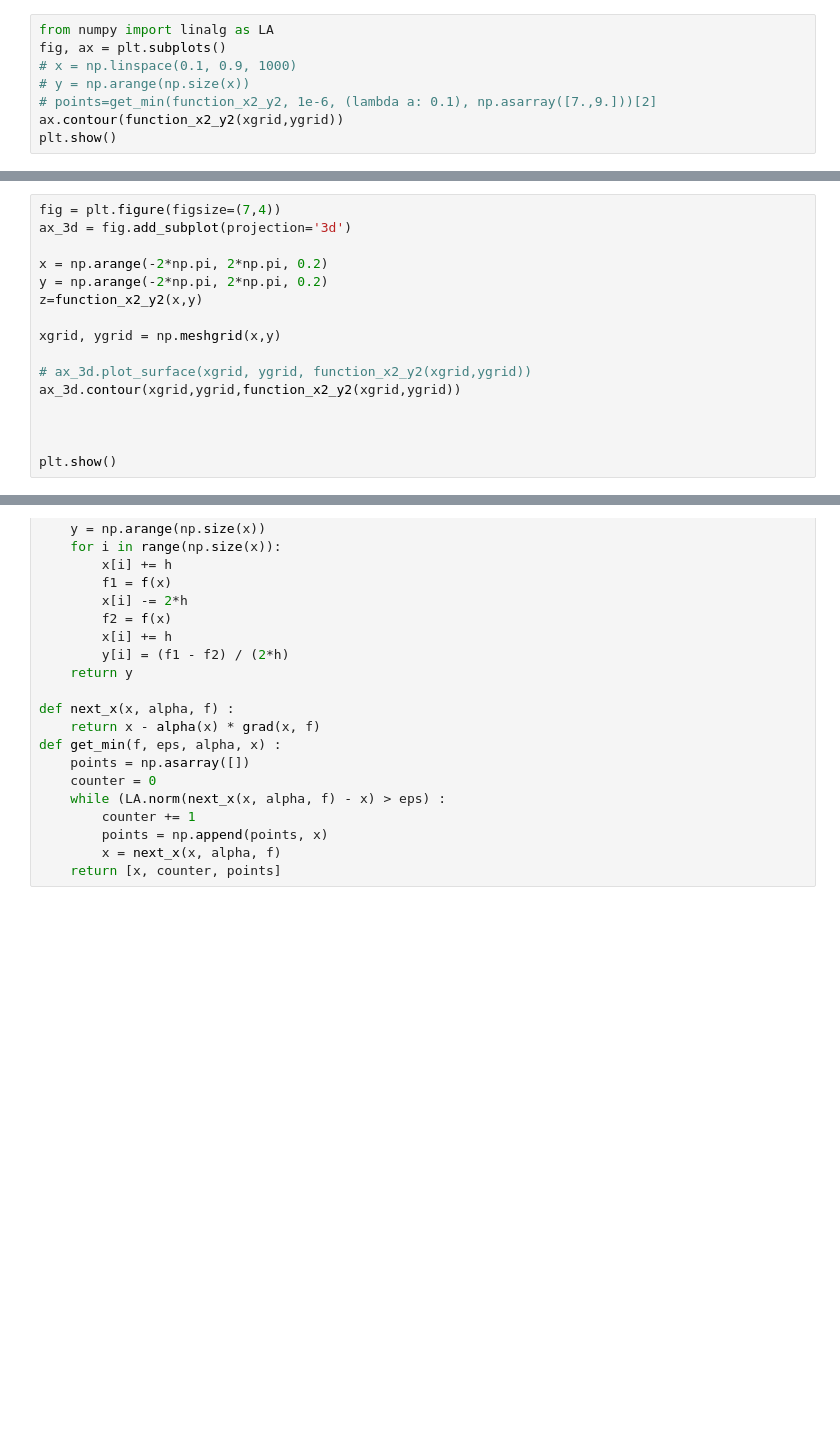
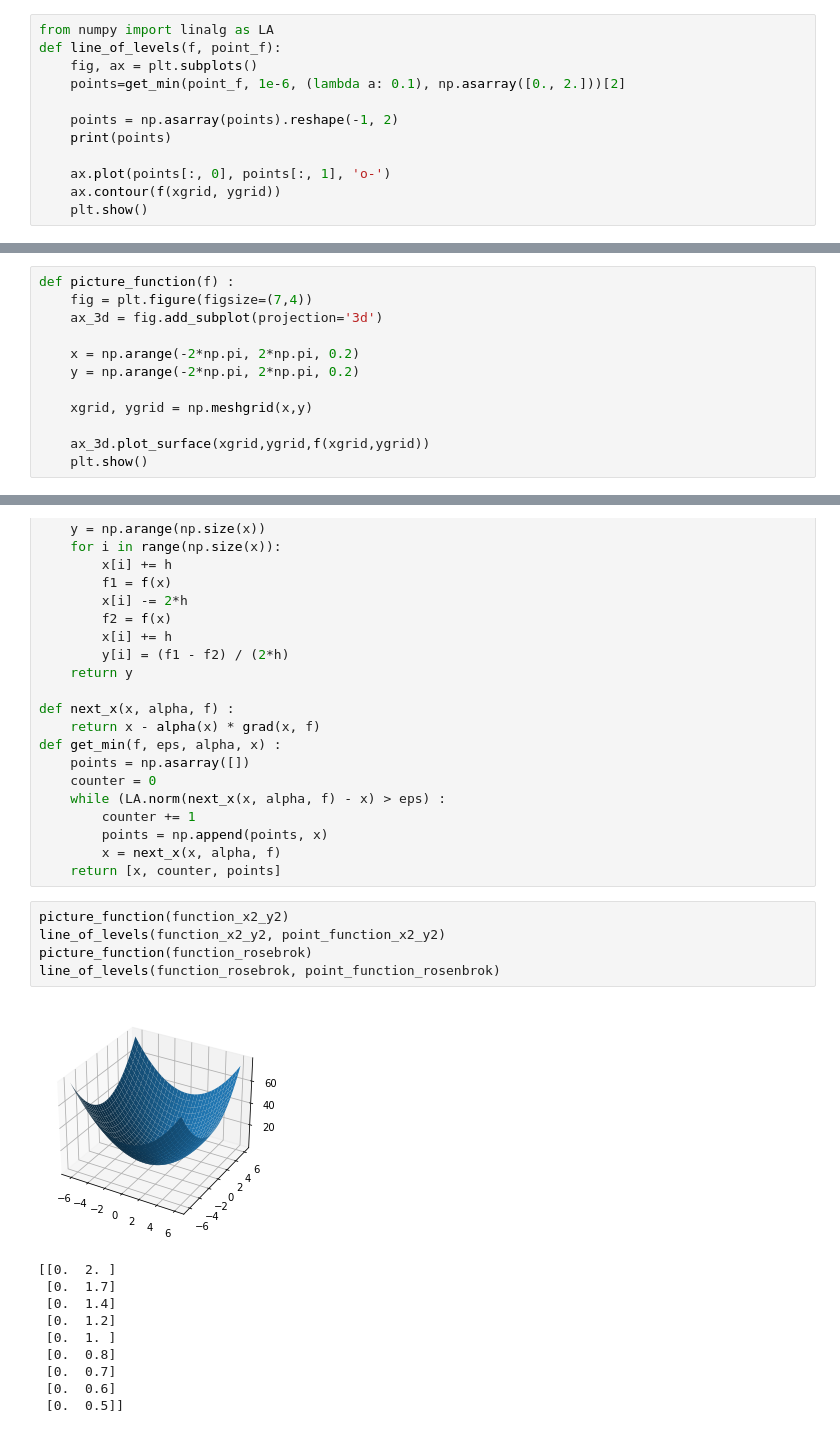
Before and after one commit to Volodka22/MetOpt, a Jupyter notebook: 3d_function.ipynb, the cells around one changed output, grey strips where cells are left out. Cells and saved outputs as stored; diff of their text form; blank space fills up the shorter version.

```diff
--- a/3d_function.ipynb
+++ b/3d_function.ipynb
@@ -11,8 +21,12 @@ def function_rosebrok(x,y):
 # %%
 from numpy import linalg as LA
-fig, ax = plt.subplots()
-# x = np.linspace(0.1, 0.9, 1000)
-# y = np.arange(np.size(x))
-# points=get_min(function_x2_y2, 1e-6, (lambda a: 0.1), np.asarray([7.,9.]))[2]
-ax.contour(function_x2_y2(xgrid,ygrid))
-plt.show()
+def line_of_levels(f, point_f):
+    fig, ax = plt.subplots()
+    points=get_min(point_f, 1e-6, (lambda a: 0.1), np.asarray([0., 2.]))[2]
+
+    points = np.asarray(points).reshape(-1, 2)
+    print(points)
+
+    ax.plot(points[:, 0], points[:, 1], 'o-')
+    ax.contour(f(xgrid, ygrid))
+    plt.show()
@@ -21,16 +33,12 @@ plt.show()
 # %%
-fig = plt.figure(figsize=(7,4))
-ax_3d = fig.add_subplot(projection='3d')
+def picture_function(f) :
+    fig = plt.figure(figsize=(7,4))
+    ax_3d = fig.add_subplot(projection='3d')
 
-x = np.arange(-2*np.pi, 2*np.pi, 0.2)
-y = np.arange(-2*np.pi, 2*np.pi, 0.2)
-z=function_x2_y2(x,y)
+    x = np.arange(-2*np.pi, 2*np.pi, 0.2)
+    y = np.arange(-2*np.pi, 2*np.pi, 0.2)
 
-xgrid, ygrid = np.meshgrid(x,y)
+    xgrid, ygrid = np.meshgrid(x,y)
 
-# ax_3d.plot_surface(xgrid, ygrid, function_x2_y2(xgrid,ygrid))
-ax_3d.contour(xgrid,ygrid,function_x2_y2(xgrid,ygrid))
-
-
-
-plt.show()
+    ax_3d.plot_surface(xgrid,ygrid,f(xgrid,ygrid))
+    plt.show()
@@ -60,3 +70,19 @@ def get_min(f, eps, alpha, x) :
         points = np.append(points, x)
         x = next_x(x, alpha, f)
     return [x, counter, points]
+# %%
+picture_function(function_x2_y2)
+line_of_levels(function_x2_y2, point_function_x2_y2)
+picture_function(function_rosebrok)
+line_of_levels(function_rosebrok, point_function_rosenbrok)
+# %% [output]
+[figure, added]
+[[0.  2. ]
+ [0.  1.7]
+ [0.  1.4]
+ [0.  1.2]
+ [0.  1. ]
+ [0.  0.8]
+ [0.  0.7]
+ [0.  0.6]
+ [0.  0.5]]
```
Also changed, not shown: parts of 5 cells of this notebook.
